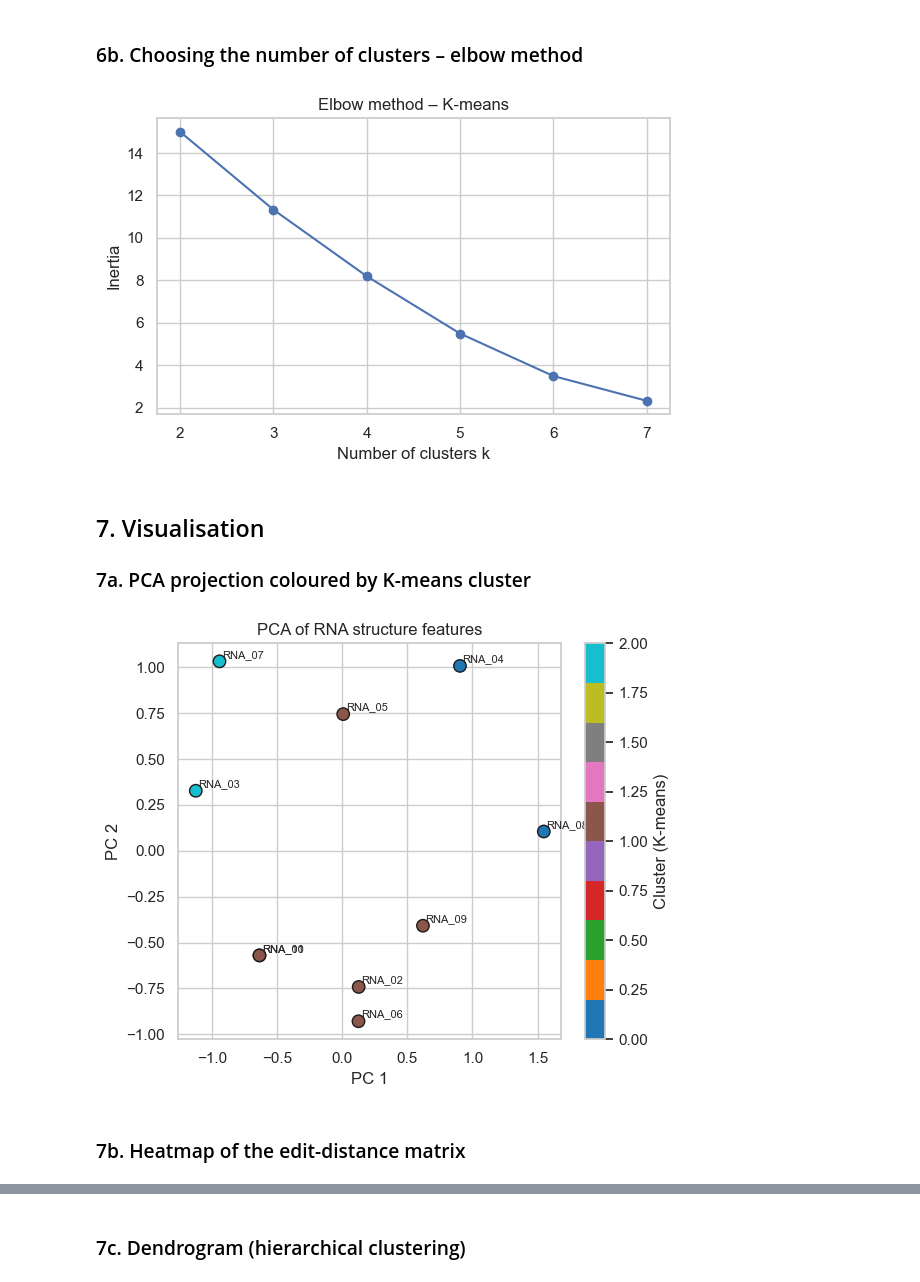
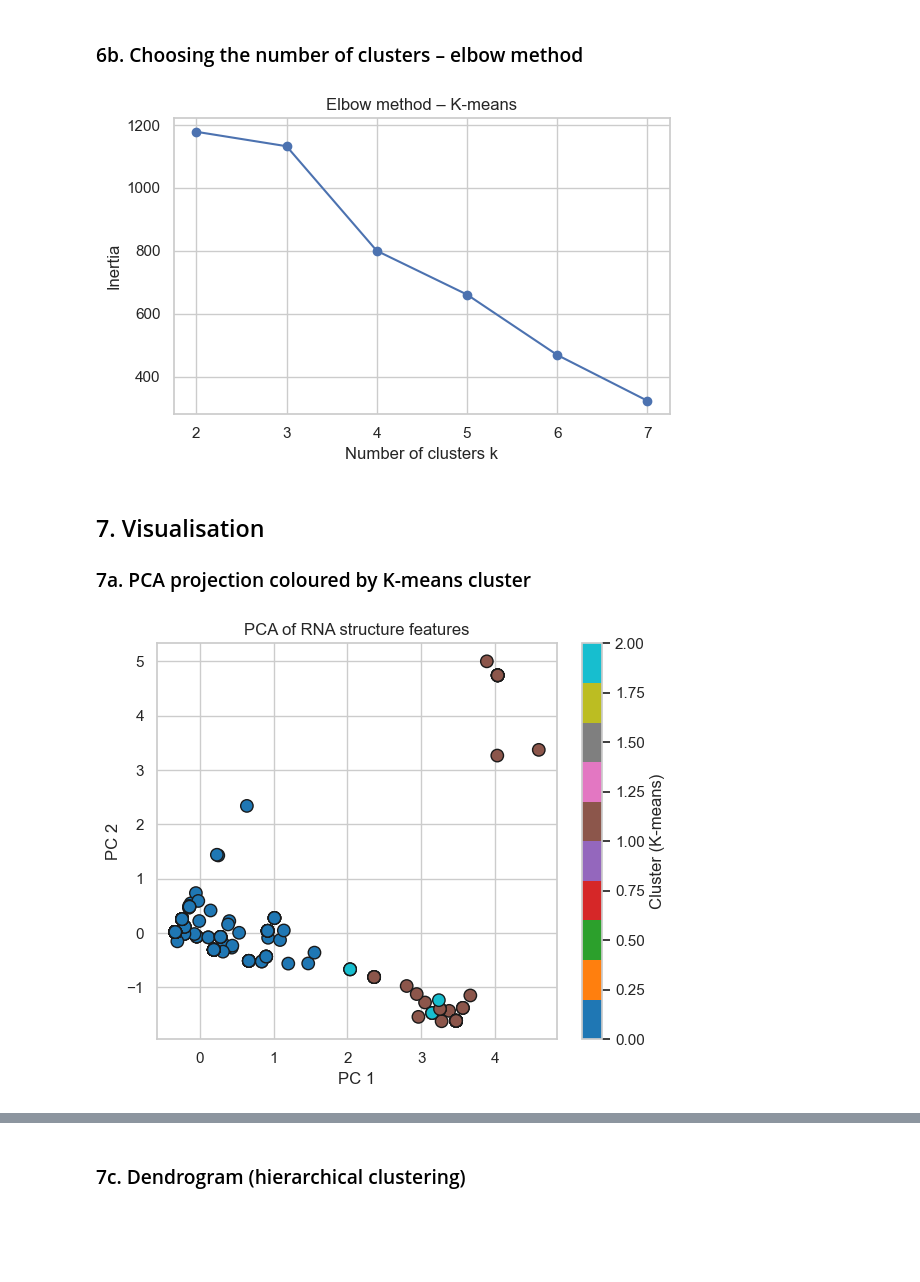
Before and after one commit to beline-y/Clustering-of-RNA-structures, a Jupyter notebook: clustering_rna_structures.ipynb, the cells around one changed output, grey strips where cells are left out. Cells and saved outputs as stored; diff of their text form; code cells hidden in the pictures; blank space fills up the shorter version.

```diff
--- a/clustering_rna_structures.ipynb
+++ b/clustering_rna_structures.ipynb
@@ -330,7 +301,7 @@ def edit_distance(s1: str, s2: str) -> int:
                 dp[j] = 1 + min(prev[j], dp[j - 1], prev[j - 1])
     return dp[n]
 
-structs = df["structure"].tolist()
+structs = df_samples["structure"].tolist()
 n = len(structs)
 dist_edit = np.zeros((n, n))
 for i in range(n):
@@ -380,8 +391,8 @@ N_CLUSTERS = 3  # adjust as needed
 kmeans = KMeans(n_clusters=N_CLUSTERS, random_state=42, n_init="auto")
 labels_kmeans = kmeans.fit_predict(X)
 
-df["cluster_kmeans"] = labels_kmeans
+df_samples["cluster_kmeans"] = labels_kmeans
 print("K-means cluster assignments:")
-print(df[["name", "structure", "cluster_kmeans"]].to_string(index=False))
+print(df_samples[["structure", "cluster_kmeans"]].to_string(index=False))
 # %% [output]
 K-means cluster assignments:
@@ -406,8 +422,8 @@ agg = AgglomerativeClustering(
 )
 labels_agg = agg.fit_predict(dist_edit)
 
-df["cluster_hierarchical"] = labels_agg
+df_samples["cluster_hierarchical"] = labels_agg
 print("Hierarchical cluster assignments:")
-print(df[["name", "structure", "cluster_hierarchical"]].to_string(index=False))
+print(df_samples[["structure", "cluster_hierarchical"]].to_string(index=False))
 # %% [output]
 Hierarchical cluster assignments:
@@ -439,7 +490,7 @@ Silhouette score – Hierarchical (edit distance): 0.231
 ### 6b. Choosing the number of clusters – elbow method
 # %%
 inertias = []
-k_range = range(2, min(len(df), 8))
+k_range = range(2, min(len(df_samples), 8))
 for k in k_range:
     km = KMeans(n_clusters=k, random_state=42, n_init="auto")
     km.fit(X)
@@ -453,7 +504,7 @@ plt.title("Elbow method – K-means")
 plt.tight_layout()
 plt.show()
 # %% [output]
-[figure, old version]
+[figure, new version]
 # %% [markdown]
 ## 7. Visualisation
 
@@ -461,21 +512,17 @@ plt.show()
 # %%
 pca = PCA(n_components=2, random_state=42)
 X_2d = pca.fit_transform(X)
 
 plt.figure(figsize=(6, 5))
 scatter = plt.scatter(
     X_2d[:, 0], X_2d[:, 1],
     c=labels_kmeans, cmap="tab10", s=80, edgecolors="k"
 )
-for i, name in enumerate(df["name"]):
-    plt.annotate(name, (X_2d[i, 0] + 0.02, X_2d[i, 1] + 0.02), fontsize=8)
 plt.colorbar(scatter, label="Cluster (K-means)")
 plt.xlabel("PC 1")
 plt.ylabel("PC 2")
 plt.title("PCA of RNA structure features")
 plt.tight_layout()
 plt.show()
 # %% [output]
-[figure, old version]
+[figure, new version]
-# %% [markdown]
-### 7b. Heatmap of the edit-distance matrix
```
Also changed, not shown: parts of 17 cells of this notebook.
